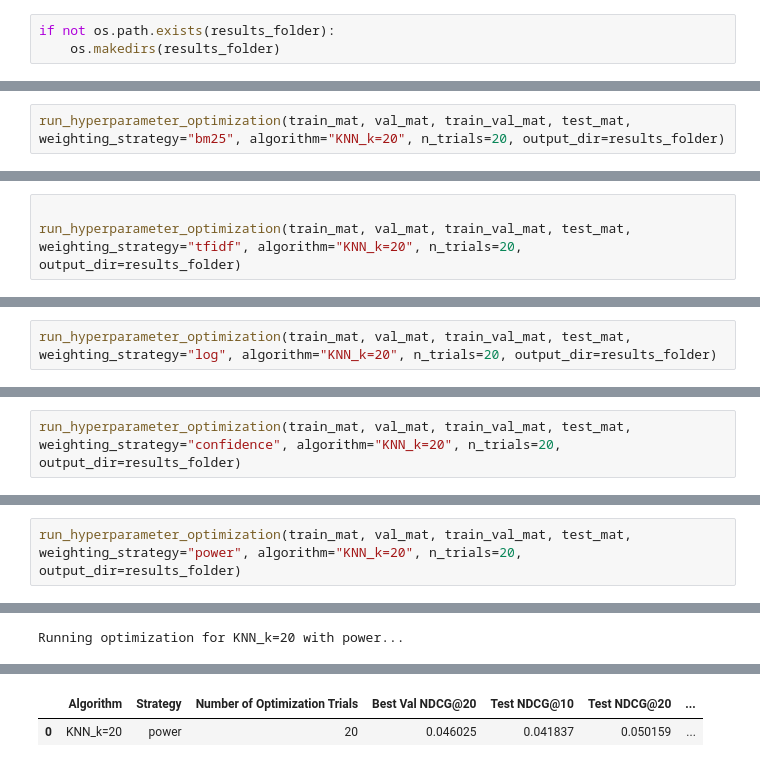
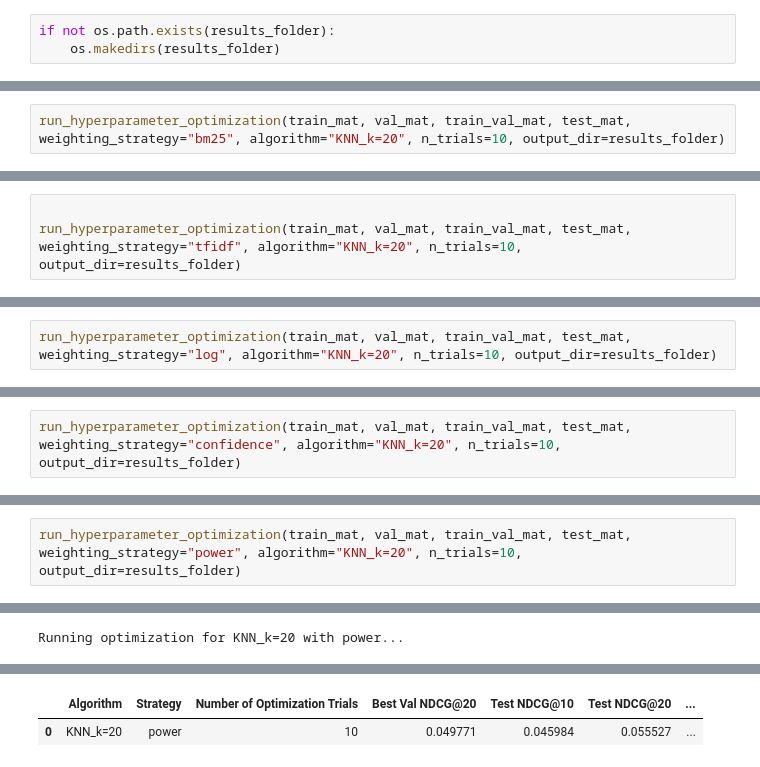
Before and after one commit to insanewarrior/rec-sys-research, a Jupyter notebook: weighting_is_fun/3_steam_knn.ipynb, the cells around one changed output, grey strips where cells are left out. Drawn from its saved outputs; the diff is of its cells as text.

```diff
--- a/weighting_is_fun/3_steam_knn.ipynb
+++ b/weighting_is_fun/3_steam_knn.ipynb
@@ -210,3 +198,3 @@ Running optimization for KNN_k=20 with no_weighting...
 # %%
-run_hyperparameter_optimization(train_mat, val_mat, train_val_mat, test_mat, weighting_strategy="bm25", algorithm="KNN_k=20", n_trials=20, output_dir=results_folder)
+run_hyperparameter_optimization(train_mat, val_mat, train_val_mat, test_mat, weighting_strategy="bm25", algorithm="KNN_k=20", n_trials=10, output_dir=results_folder)
 # %% [output]
@@ -237,4 +215,4 @@ Running optimization for KNN_k=20 with bm25...
 # %%
 
-run_hyperparameter_optimization(train_mat, val_mat, train_val_mat, test_mat, weighting_strategy="tfidf", algorithm="KNN_k=20", n_trials=20, output_dir=results_folder)
+run_hyperparameter_optimization(train_mat, val_mat, train_val_mat, test_mat, weighting_strategy="tfidf", algorithm="KNN_k=20", n_trials=10, output_dir=results_folder)
 # %% [output]
@@ -246,3 +224,3 @@ Running optimization for KNN_k=20 with tfidf...
 # %%
-run_hyperparameter_optimization(train_mat, val_mat, train_val_mat, test_mat, weighting_strategy="log", algorithm="KNN_k=20", n_trials=20, output_dir=results_folder)
+run_hyperparameter_optimization(train_mat, val_mat, train_val_mat, test_mat, weighting_strategy="log", algorithm="KNN_k=20", n_trials=10, output_dir=results_folder)
 # %% [output]
@@ -254,3 +232,3 @@ Running optimization for KNN_k=20 with log...
 # %%
-run_hyperparameter_optimization(train_mat, val_mat, train_val_mat, test_mat, weighting_strategy="confidence", algorithm="KNN_k=20", n_trials=20, output_dir=results_folder)
+run_hyperparameter_optimization(train_mat, val_mat, train_val_mat, test_mat, weighting_strategy="confidence", algorithm="KNN_k=20", n_trials=10, output_dir=results_folder)
 # %% [output]
@@ -281,3 +249,3 @@ Running optimization for KNN_k=20 with confidence...
 # %%
-run_hyperparameter_optimization(train_mat, val_mat, train_val_mat, test_mat, weighting_strategy="power", algorithm="KNN_k=20", n_trials=20, output_dir=results_folder)
+run_hyperparameter_optimization(train_mat, val_mat, train_val_mat, test_mat, weighting_strategy="power", algorithm="KNN_k=20", n_trials=10, output_dir=results_folder)
 # %% [output]
@@ -306,4 +264,4 @@ Running optimization for KNN_k=20 with power...
 |  | Algorithm | Strategy | Number of Optimization Trials | Best Val NDCG@20 | Test NDCG@10 | Test NDCG@20 | ... |
-| 0 | KNN_k=20 | power | 20 | 0.046025 | 0.041837 | 0.050159 | ... |
+| 0 | KNN_k=20 | power | 10 | 0.049771 | 0.045984 | 0.055527 | ... |
 # %%
 
```
Also changed, not shown: parts of 31 cells of this notebook, 37 other files.
